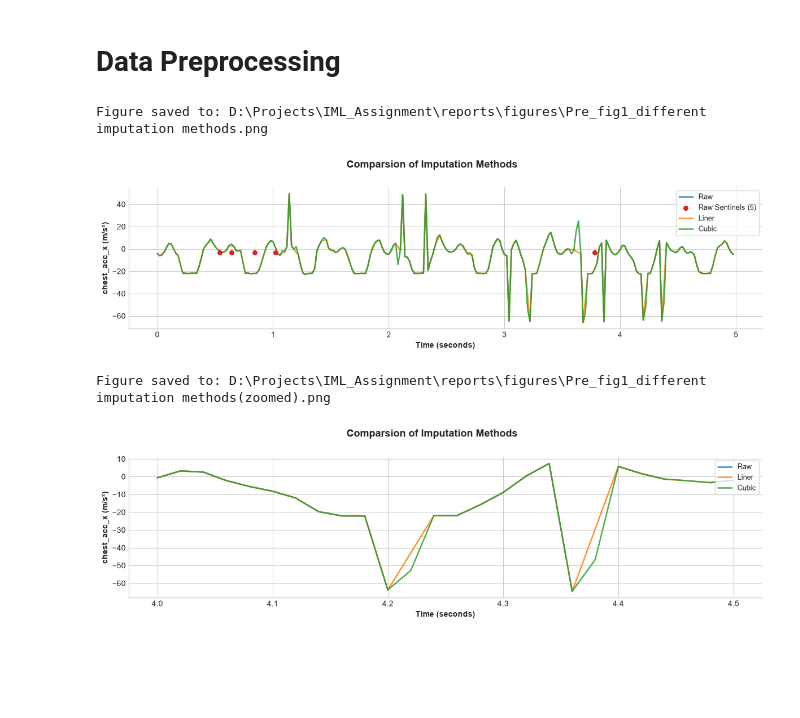
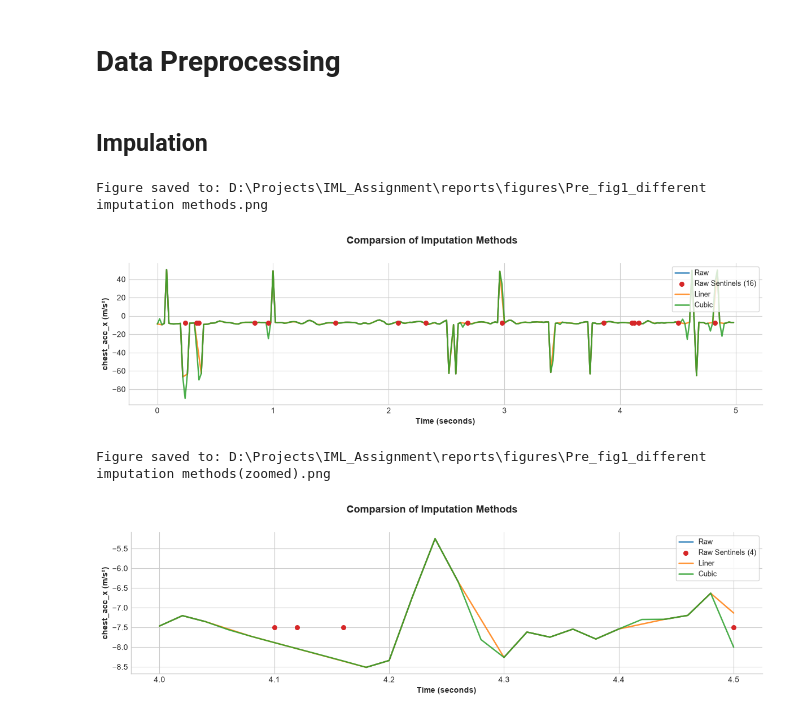
Before and after one commit to bearcut/iml-project, a Jupyter notebook: notebooks/01_eda_and_reporting.ipynb, the cells around one changed output. Saved outputs shown, nothing was run; the diff lists cells and outputs as text; code cells hidden in the pictures; blank space fills up the shorter version.

```diff
--- a/notebooks/01_eda_and_reporting.ipynb
+++ b/notebooks/01_eda_and_reporting.ipynb
@@ -148,26 +148,28 @@ display(stats_df)
 | 22 | arm_mag_z | -962.4104 | 956.4319 | -0.9784 | 188.1327 | -0.7093 |
 # %% [markdown]
 # Data Preprocessing
+# %% [markdown]
+## Impulation
 # %%
-raw_wave , _ = iml.extract_sample_waveform(train_df,1)
+raw_wave , _ = iml.extract_sample_waveform(train_df,0)
 
 lin_wave = iml.clean_sample_waveform(raw_wave, method="linear")
 cub_wave = iml.clean_sample_waveform(raw_wave, method="cubic_spline")
 
 fig , ax = iml.plot_signals(
     signals={
         "Raw" : raw_wave,
         "Liner": lin_wave,
         "Cubic": cub_wave,
     },
     channels="chest_acc_x",
     title="Comparsion of Imputation Methods",
     save_name="Pre_fig1_different imputation methods"
 )
 plt.show()
 # %% [output]
 Figure saved to: D:\Projects\IML_Assignment\reports\figures\Pre_fig1_different imputation methods.png
-[figure, old version]
+[figure, new version]
 # %%
 fig , ax = iml.plot_signals(
     signals={
@@ -183,4 +185,4 @@ fig , ax = iml.plot_signals(
 plt.show()
 # %% [output]
 Figure saved to: D:\Projects\IML_Assignment\reports\figures\Pre_fig1_different imputation methods(zoomed).png
-[figure, old version]
+[figure, new version]
```
Also changed, not shown: parts of 5 cells of this notebook, 10 other files.
